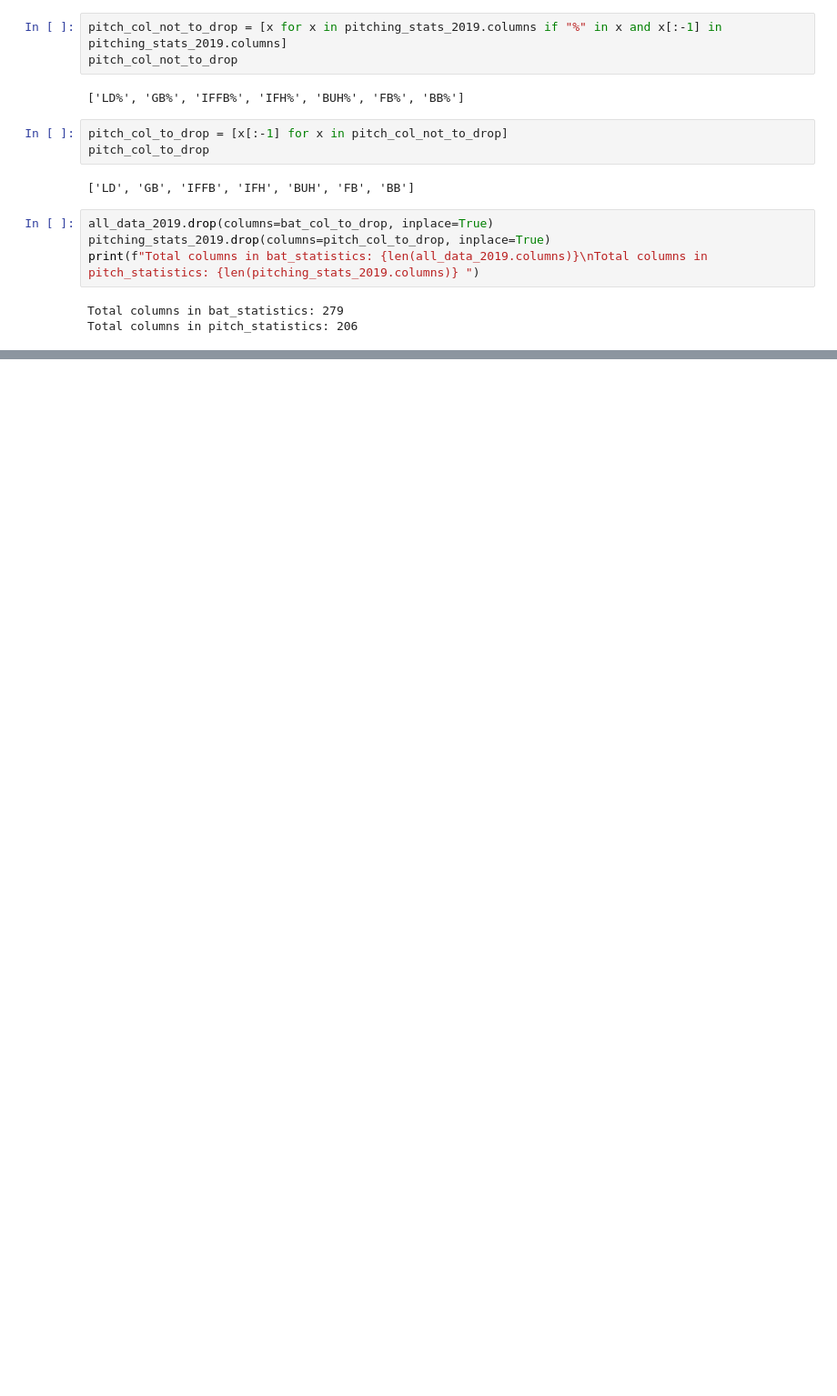
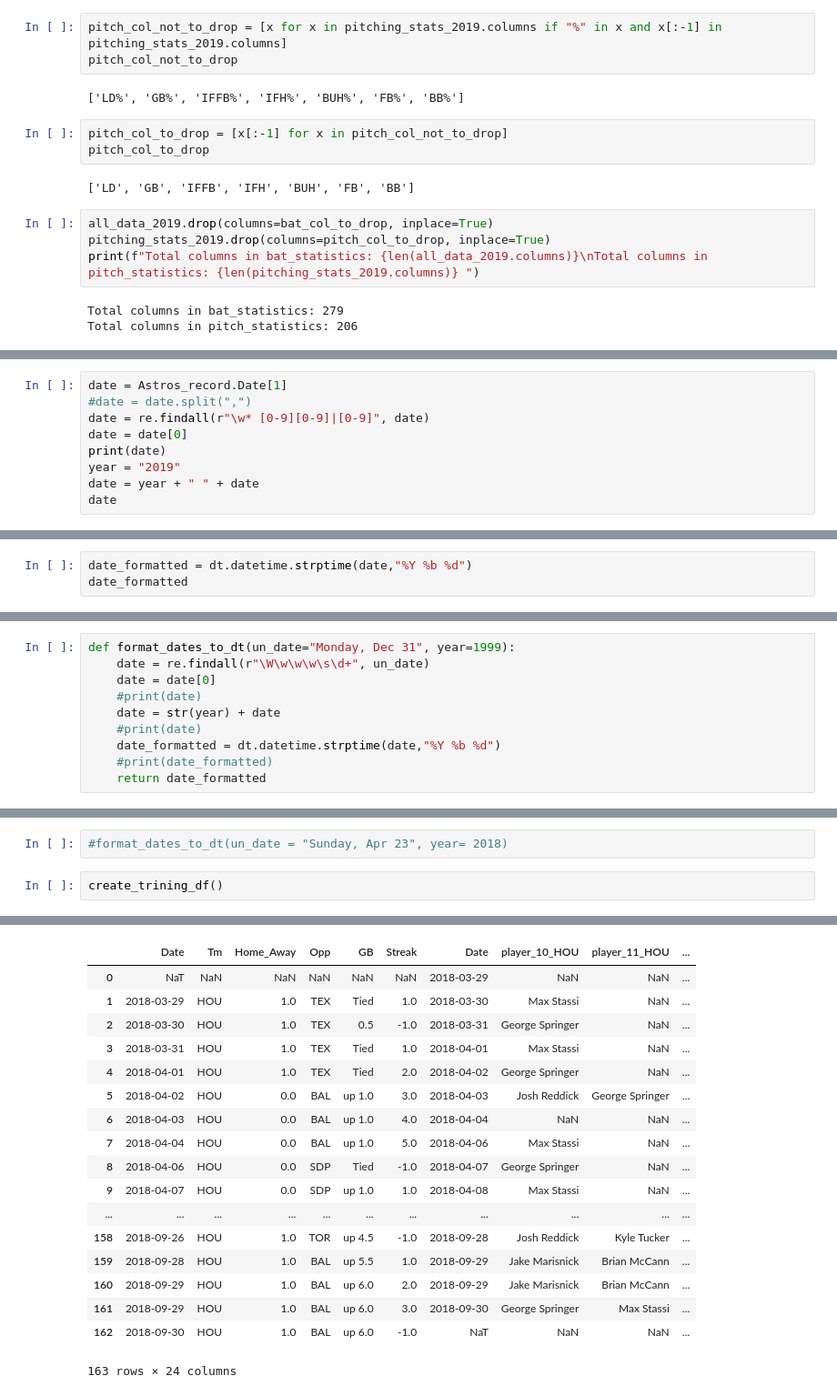
Before and after one commit to JTMachen/Baseball_Game_Predictor, a Jupyter notebook: API_analysis.ipynb, the cells around one changed output, grey strips where cells are left out. Shown at 91% size. Saved outputs shown, nothing was run; the diff lists cells and outputs as text; blank space fills up the shorter version.

Commit message:
function to get players in each game

```diff
--- a/API_analysis.ipynb
+++ b/API_analysis.ipynb
@@ -530,0 +548,9 @@ Total columns in pitch_statistics: 206
+# %%
+date = Astros_record.Date[1]
+#date = date.split(",")
+date = re.findall(r"\w* [0-9][0-9]|[0-9]", date)
+date = date[0]
+print(date)
+year = "2019"
+date = year + " " + date
+date
@@ -530,0 +562,3 @@ Total columns in pitch_statistics: 206
+# %%
+date_formatted = dt.datetime.strptime(date,"%Y %b %d")
+date_formatted
@@ -530,0 +579,10 @@ Total columns in pitch_statistics: 206
+# %%
+def format_dates_to_dt(un_date="Monday, Dec 31", year=1999):
+    date = re.findall(r"\W\w\w\w\s\d+", un_date)
+    date = date[0]
+    #print(date)
+    date = str(year) + date
+    #print(date)
+    date_formatted = dt.datetime.strptime(date,"%Y %b %d")
+    #print(date_formatted)
+    return date_formatted
@@ -530,0 +642,5 @@ Total columns in pitch_statistics: 206
+# %%
+#format_dates_to_dt(un_date = "Sunday, Apr 23", year= 2018)
+# %%
+create_trining_df()
+# %% [output]
@@ -530,0 +664,18 @@ Total columns in pitch_statistics: 206
+|  | Date | Tm | Home_Away | Opp | GB | Streak | Date | player_10_HOU | player_11_HOU | ... |
+| 0 | NaT | NaN | NaN | NaN | NaN | NaN | 2018-03-29 | NaN | NaN | ... |
+| 1 | 2018-03-29 | HOU | 1.0 | TEX | Tied | 1.0 | 2018-03-30 | Max Stassi | NaN | ... |
+| 2 | 2018-03-30 | HOU | 1.0 | TEX | 0.5 | -1.0 | 2018-03-31 | George Springer | NaN | ... |
+| 3 | 2018-03-31 | HOU | 1.0 | TEX | Tied | 1.0 | 2018-04-01 | Max Stassi | NaN | ... |
+| 4 | 2018-04-01 | HOU | 1.0 | TEX | Tied | 2.0 | 2018-04-02 | George Springer | NaN | ... |
+| 5 | 2018-04-02 | HOU | 0.0 | BAL | up 1.0 | 3.0 | 2018-04-03 | Josh Reddick | George Springer | ... |
+| 6 | 2018-04-03 | HOU | 0.0 | BAL | up 1.0 | 4.0 | 2018-04-04 | NaN | NaN | ... |
+| 7 | 2018-04-04 | HOU | 0.0 | BAL | up 1.0 | 5.0 | 2018-04-06 | Max Stassi | NaN | ... |
+| 8 | 2018-04-06 | HOU | 0.0 | SDP | Tied | -1.0 | 2018-04-07 | George Springer | NaN | ... |
+| 9 | 2018-04-07 | HOU | 0.0 | SDP | up 1.0 | 1.0 | 2018-04-08 | Max Stassi | NaN | ... |
+| ... | ... | ... | ... | ... | ... | ... | ... | ... | ... | ... |
+| 158 | 2018-09-26 | HOU | 1.0 | TOR | up 4.5 | -1.0 | 2018-09-28 | Josh Reddick | Kyle Tucker | ... |
+| 159 | 2018-09-28 | HOU | 1.0 | BAL | up 5.5 | 1.0 | 2018-09-29 | Jake Marisnick | Brian McCann | ... |
+| 160 | 2018-09-29 | HOU | 1.0 | BAL | up 6.0 | 2.0 | 2018-09-29 | Jake Marisnick | Brian McCann | ... |
+| 161 | 2018-09-29 | HOU | 1.0 | BAL | up 6.0 | 3.0 | 2018-09-30 | George Springer | Max Stassi | ... |
+| 162 | 2018-09-30 | HOU | 1.0 | BAL | up 6.0 | -1.0 | NaT | NaN | NaN | ... |
+163 rows × 24 columns
```
Also changed, not shown: parts of 14 cells of this notebook.
